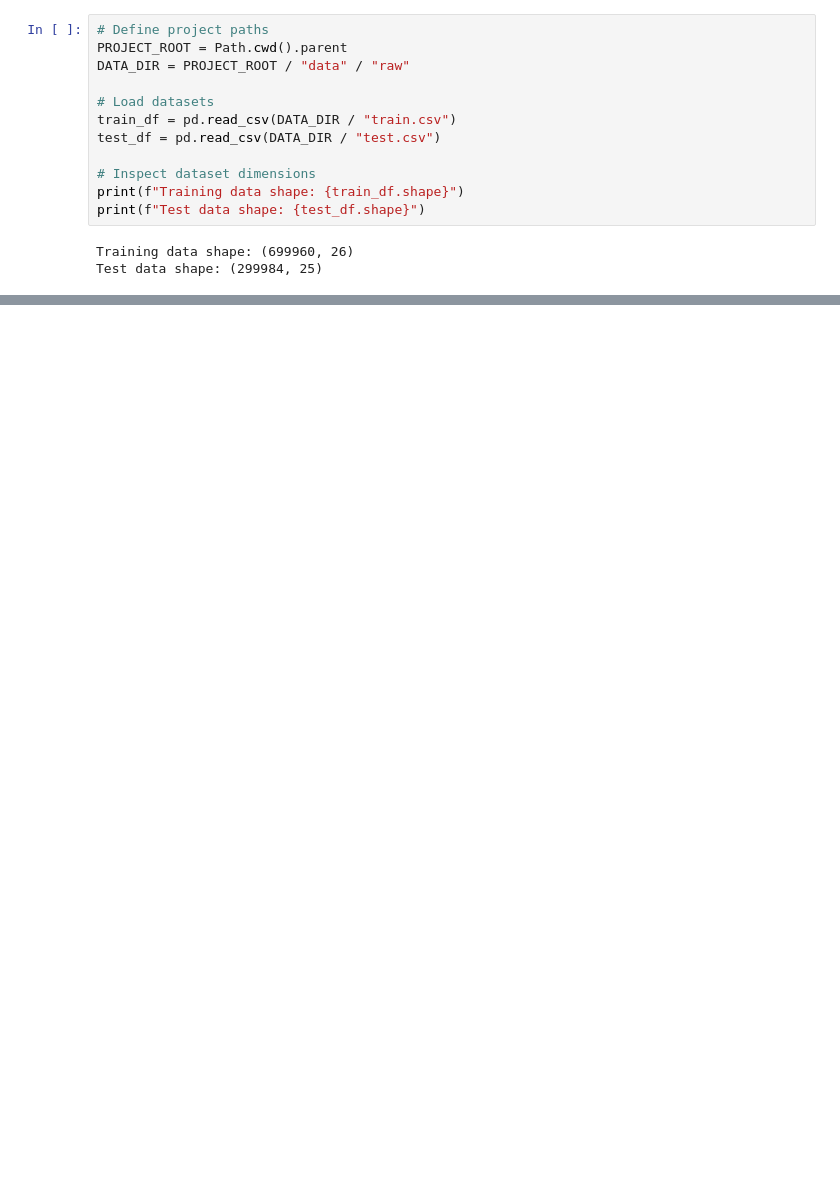
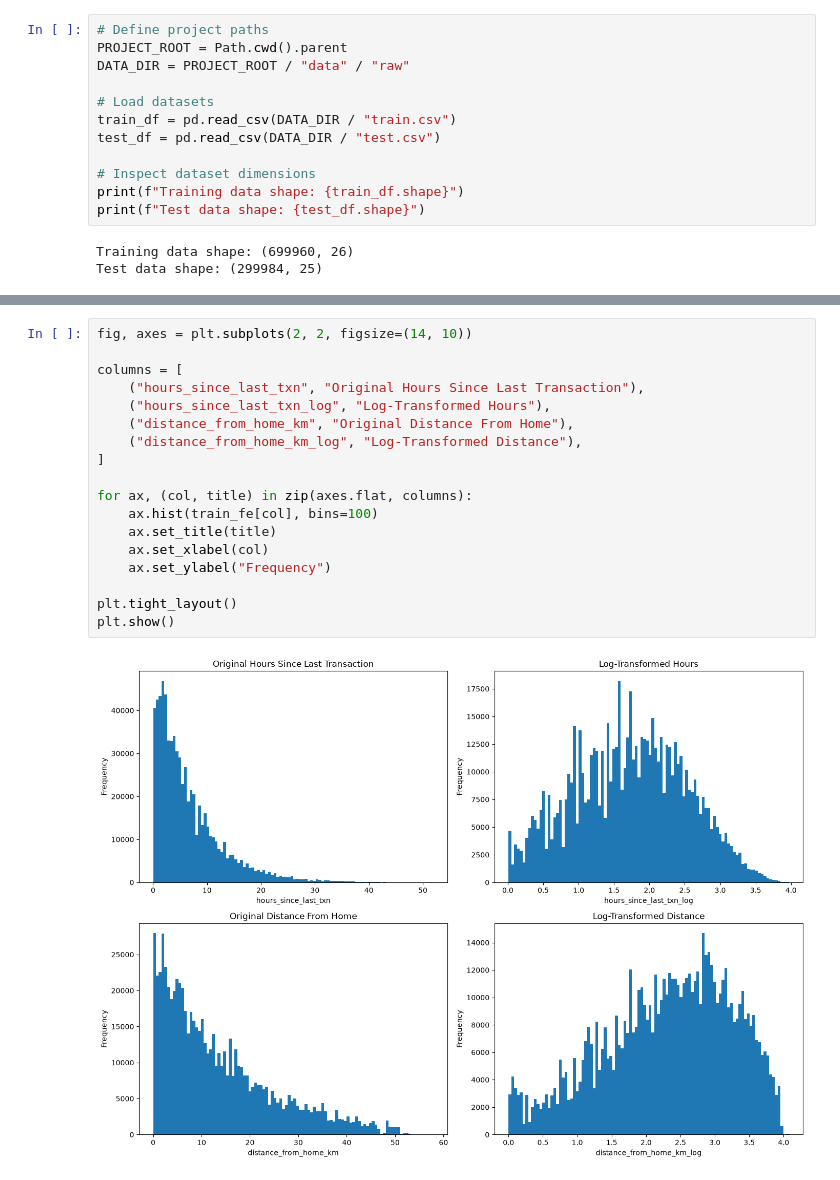
Before and after one commit to PravinMaleya/credit-card-fraud-detection, a Jupyter notebook: notebooks/03_feature_engineering.ipynb, the cells around one changed output, grey strips where cells are left out. Drawn from its saved outputs; the diff is of its cells as text; blank space fills up the shorter version.

```diff
--- a/notebooks/03_feature_engineering.ipynb
+++ b/notebooks/03_feature_engineering.ipynb
@@ -39,0 +708,20 @@ Test data shape: (299984, 25)
+# %%
+fig, axes = plt.subplots(2, 2, figsize=(14, 10))
+
+columns = [
+    ("hours_since_last_txn", "Original Hours Since Last Transaction"),
+    ("hours_since_last_txn_log", "Log-Transformed Hours"),
+    ("distance_from_home_km", "Original Distance From Home"),
+    ("distance_from_home_km_log", "Log-Transformed Distance"),
+]
+
+for ax, (col, title) in zip(axes.flat, columns):
+    ax.hist(train_fe[col], bins=100)
+    ax.set_title(title)
+    ax.set_xlabel(col)
+    ax.set_ylabel("Frequency")
+
+plt.tight_layout()
+plt.show()
+# %% [output]
+[figure, added]
```
Also changed, not shown: parts of 46 cells of this notebook.
